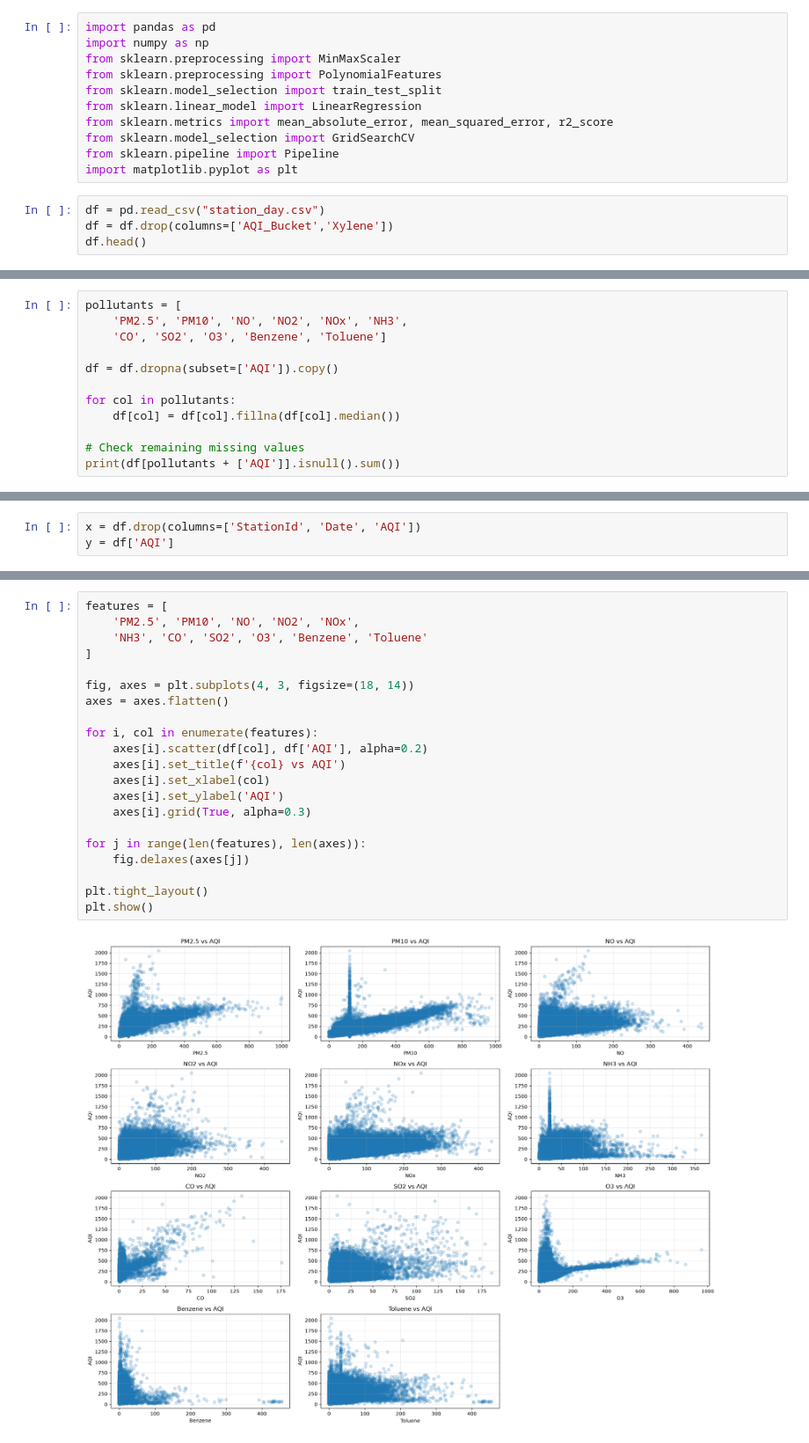
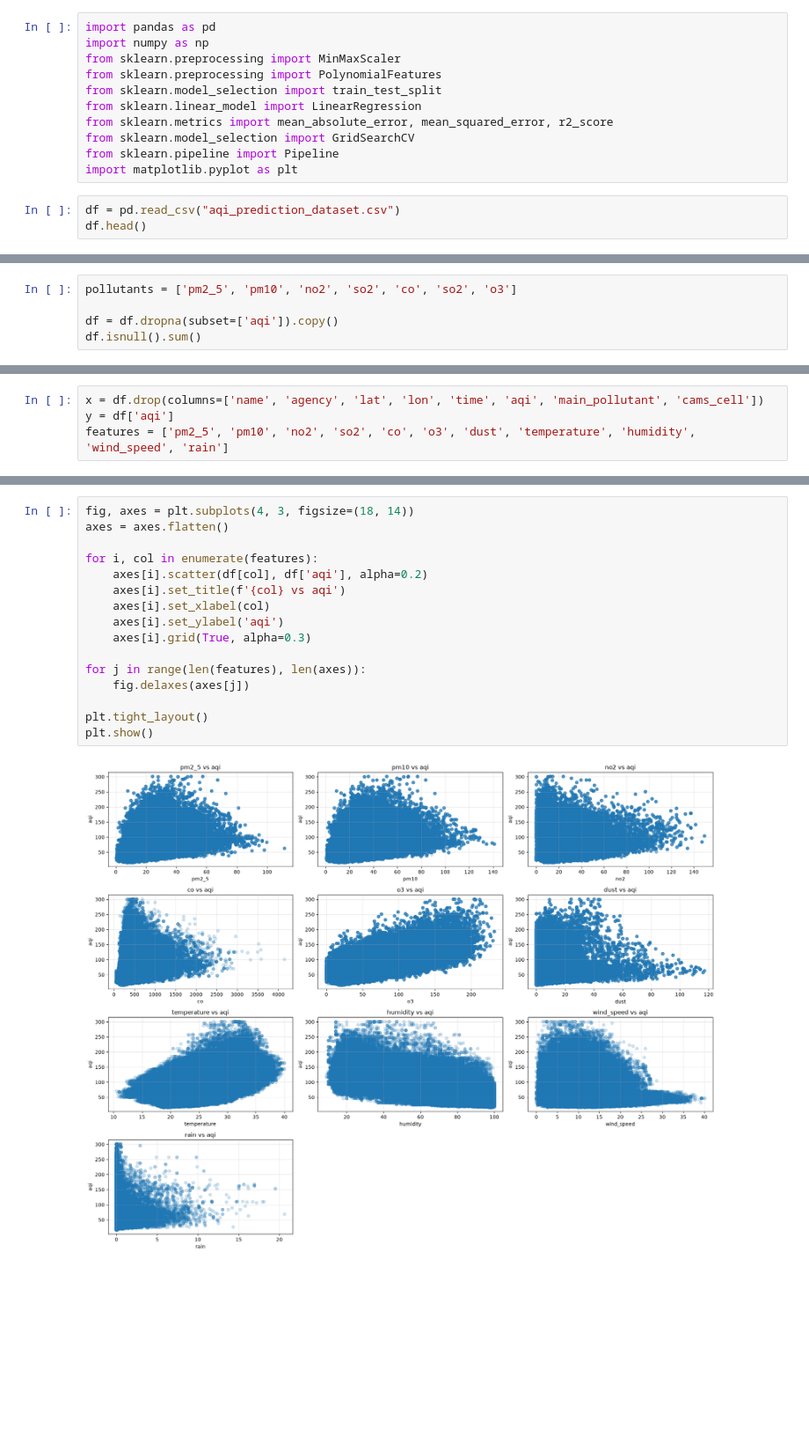
Before and after one commit to tanishq-patil/aiml_project, a Jupyter notebook: aqi.ipynb, the cells around one changed output, grey strips where cells are left out. Shown at 88% size. Cells and saved outputs as stored; diff of their text form; blank space fills up the shorter version.

Commit message:
changed the dataset

```diff
--- a/aqi.ipynb
+++ b/aqi.ipynb
@@ -10,7 +10,6 @@ from sklearn.model_selection import GridSearchCV
 from sklearn.pipeline import Pipeline
 import matplotlib.pyplot as plt
 # %%
-df = pd.read_csv("station_day.csv")
-df = df.drop(columns=['AQI_Bucket','Xylene'])
+df = pd.read_csv("aqi_prediction_dataset.csv")
 df.head()
 # %% [output]
@@ -50,14 +55,7 @@ AQI          21010
 dtype: int64
 # %%
-pollutants = [
-    'PM2.5', 'PM10', 'NO', 'NO2', 'NOx', 'NH3',
-    'CO', 'SO2', 'O3', 'Benzene', 'Toluene']
+pollutants = ['pm2_5', 'pm10', 'no2', 'so2', 'co', 'so2', 'o3']
 
-df = df.dropna(subset=['AQI']).copy()
-
-for col in pollutants:
-    df[col] = df[col].fillna(df[col].median())
-
-# Check remaining missing values
-print(df[pollutants + ['AQI']].isnull().sum())
+df = df.dropna(subset=['aqi']).copy()
+df.isnull().sum()
 # %% [output]
@@ -89,6 +103,7 @@ df.describe()
 # %%
-x = df.drop(columns=['StationId', 'Date', 'AQI'])
-y = df['AQI']
+x = df.drop(columns=['name', 'agency', 'lat', 'lon', 'time', 'aqi', 'main_pollutant', 'cams_cell'])
+y = df['aqi']
+features = ['pm2_5', 'pm10', 'no2', 'so2', 'co', 'o3', 'dust', 'temperature', 'humidity', 'wind_speed', 'rain']
 # %%
 x.head()
 # %% [output]
@@ -117,26 +129,21 @@ plt.show()
 # %%
-features = [
-    'PM2.5', 'PM10', 'NO', 'NO2', 'NOx',
-    'NH3', 'CO', 'SO2', 'O3', 'Benzene', 'Toluene'
-]
-
 fig, axes = plt.subplots(4, 3, figsize=(18, 14))
 axes = axes.flatten()
 
 for i, col in enumerate(features):
-    axes[i].scatter(df[col], df['AQI'], alpha=0.2)
-    axes[i].set_title(f'{col} vs AQI')
+    axes[i].scatter(df[col], df['aqi'], alpha=0.2)
+    axes[i].set_title(f'{col} vs aqi')
     axes[i].set_xlabel(col)
-    axes[i].set_ylabel('AQI')
+    axes[i].set_ylabel('aqi')
     axes[i].grid(True, alpha=0.3)
 
 for j in range(len(features), len(axes)):
     fig.delaxes(axes[j])
 
 plt.tight_layout()
 plt.show()
 # %% [output]
-[figure, old version]
+[figure, new version]
 # %%
 x_train1,x_test1,y_train1,y_test1 = train_test_split(x,y,train_size=0.8,random_state=42)
 
```
Also changed, not shown: parts of 25 cells of this notebook, 3 other files.
